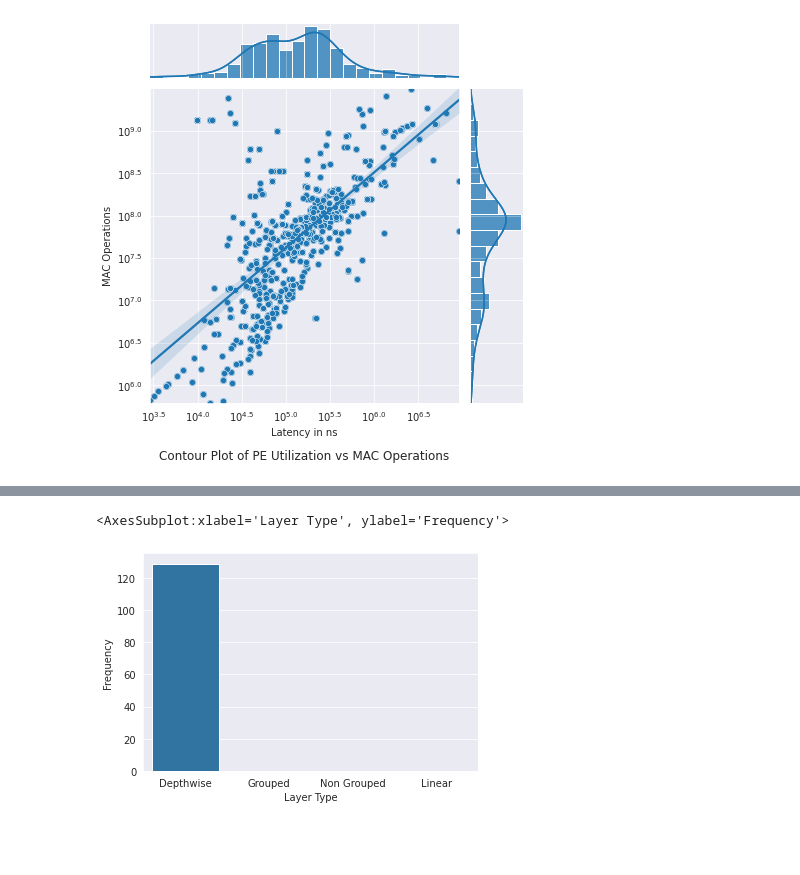
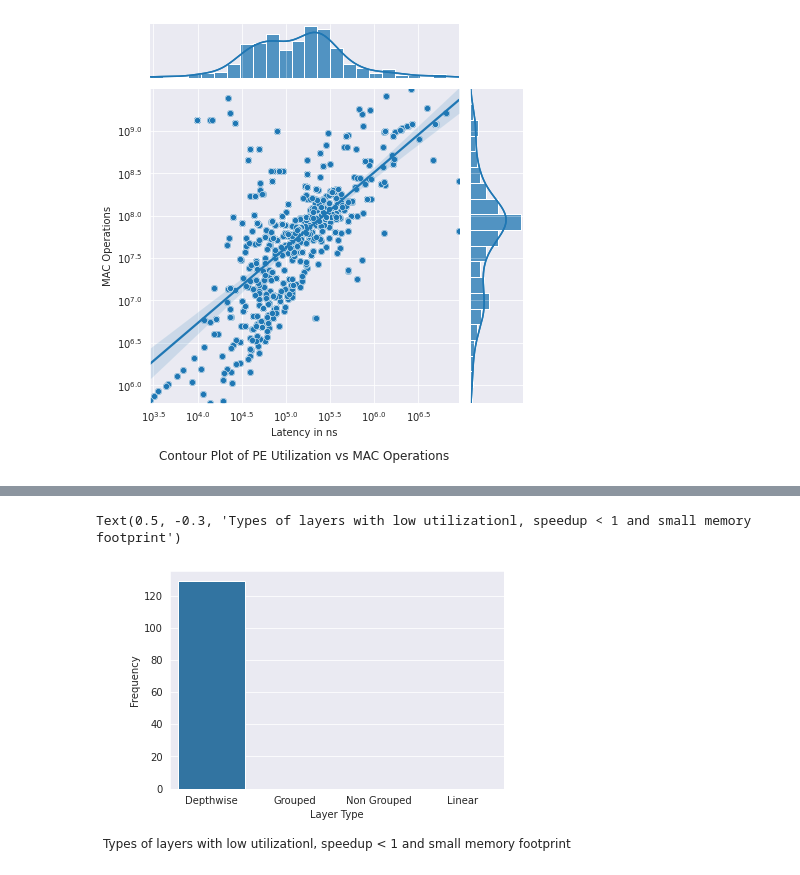
Before and after one commit to asultan123/hero-sim, a Jupyter notebook: scripts/playground.ipynb, the cells around one changed output, grey strips where cells are left out. Cells and saved outputs as stored; diff of their text form; code cells hidden in the pictures; blank space fills up the shorter version.

```diff
--- a/scripts/playground.ipynb
+++ b/scripts/playground.ipynb
@@ -272,24 +284,25 @@ plt.plot_marginals(se.histplot, zorder=0, kde=True)
 # %%
 layer_metrics = pd.read_csv('../data/layer_metrics.csv', index_col=[0, 1])
-arch_metrics = pd.read_csv('../data/arch_metrics.csv', index_col=[0, 1])
+arch_metrics = pd.read_csv('../data/arch_metrics_iofmap_1mb.csv', index_col=[0,1],)
 aggregate_metrics = arch_metrics.join(layer_metrics)
 layers = aggregate_metrics[['util', 'ifmap_mem_size', 'speedup', 'ofmap_mem_size']]
 layers = layers[(layers['ifmap_mem_size'] < 2**20)]
 layers = layers[(layers['ofmap_mem_size'] < 2**20)]
 layers = layers[(layers['speedup'] < 1)]
 layers = layers[(layers['util'] < 0.05)]
 
 layers = aggregate_metrics[arch_metrics.index.isin(layers.index)]
 depthwise_layers = len(layers[layers['groups'] == layers['channels']])
 grouped_conv_layers = len(layers[(layers['groups'] != layers['channels']) & (layers['groups'] > 1)])
 conv_layers = len(layers[(layers['groups'] == 1)])
 non_conv_layers = len(layers[layers['type'] != 'conv'])
 
 counts = pd.DataFrame({
     'Layer Type': ['Depthwise', 'Grouped', 'Non Grouped', 'Linear'],
     'Frequency': [depthwise_layers, grouped_conv_layers, conv_layers, non_conv_layers],
 })
-se.barplot(data = counts, x='Layer Type', y = 'Frequency')
+plt = se.barplot(data = counts, x='Layer Type', y = 'Frequency')
+plt.set_title("Types of layers with low utilizationl, speedup < 1 and small memory footprint", y = -0.3)
 # %% [output]
-<AxesSubplot:xlabel='Layer Type', ylabel='Frequency'>
+Text(0.5, -0.3, 'Types of layers with low utilizationl, speedup < 1 and small memory footprint')
-[figure, old version]
+[figure, new version]
```
Also changed, not shown: parts of 6 cells of this notebook.
